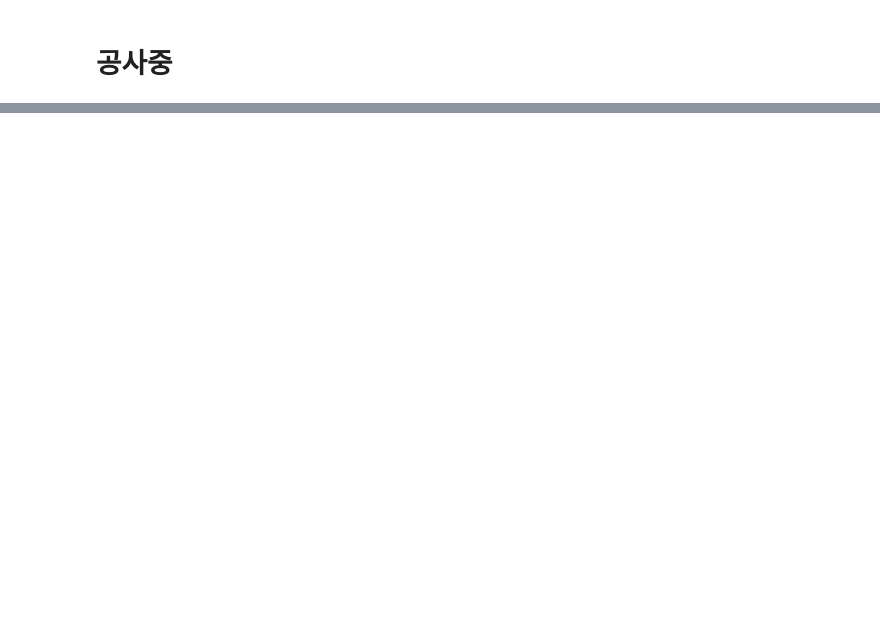
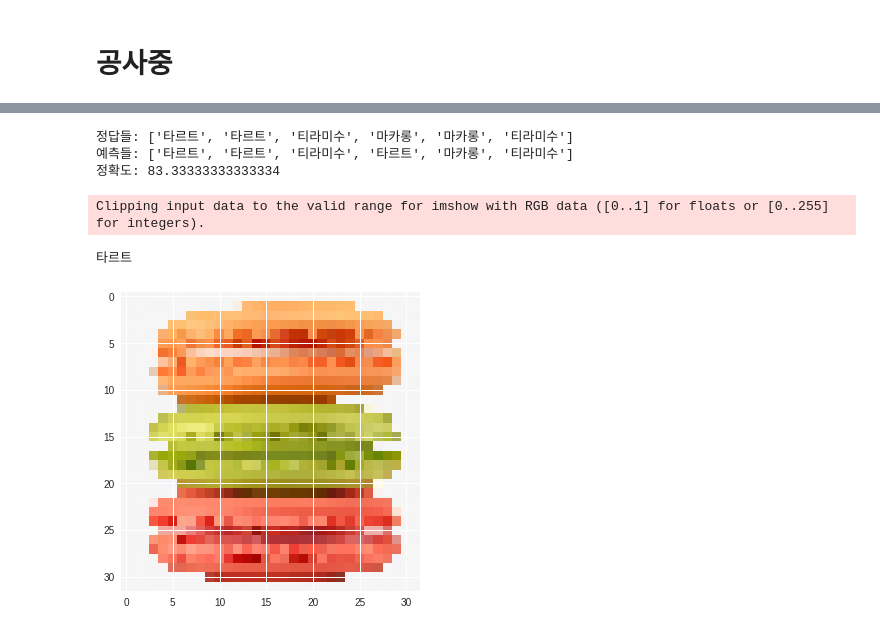
Before and after one commit to kimwoongi/making-own-AI-cells, a Jupyter notebook: 4 나만의 데이터 분류기.ipynb, the cells around one changed output, grey strips where cells are left out. Drawn from its saved outputs; the diff is of its cells as text; code cells hidden in the pictures; blank space fills up the shorter version.

```diff
--- a/4 나만의 데이터 분류기.ipynb
+++ b/4 나만의 데이터 분류기.ipynb
@@ -1,2 +1,11 @@
 # %% [markdown]
 # 공사중
+# %%
+index2name = {
+    0: '마카롱',
+    1: '티라미수',
+    2: '타르트'
+}
+
+몇번학습 = 100
+학습률 = 1e-5
@@ -60,0 +156,2 @@ model.summary()
+# %%
+history = model.fit(x, y, epochs=몇번학습, validation_split = 0.1)
@@ -60,0 +176,36 @@ model.summary()
+# %%
+y_pred = model.predict(x_test)
+y_pred2 = np.argmax(y_pred, axis=1)
+y_test2 = np.argmax(y_test, axis=1)
+
+y_pred_names = [index2name[y_pred2[i]] for i in range(len(y_pred2))]
+y_test_names = [index2name[y_test2[i]] for i in range(len(y_test2))]
+
+count = 0
+total = len(y_test_names)
+for i, (y_pred_name, y_test_name) in enumerate(zip(y_pred_names, y_test_names)):
+  if y_pred_name == y_test_name:
+    count += 1
+accuracy = count / total * 100
+
+print('정답들:', y_test_names)
+print('예측들:', y_pred_names)
+print('정확도:', accuracy)
+# %% [output]
+정답들: ['타르트', '타르트', '티라미수', '마카롱', '마카롱', '티라미수']
+예측들: ['타르트', '타르트', '티라미수', '타르트', '마카롱', '티라미수']
+정확도: 83.33333333333334
+# %%
+import matplotlib.pyplot as plt
+
+which_file_index = 3
+image = x_test
+label = y_pred_names
+
+print(label[which_file_index])
+plt.imshow(image[which_file_index])
+plt.show()
+# %% [output]
+Clipping input data to the valid range for imshow with RGB data ([0..1] for floats or [0..255] for integers).
+타르트
+[figure, added]
```
Also changed, not shown: parts of 6 cells of this notebook.
